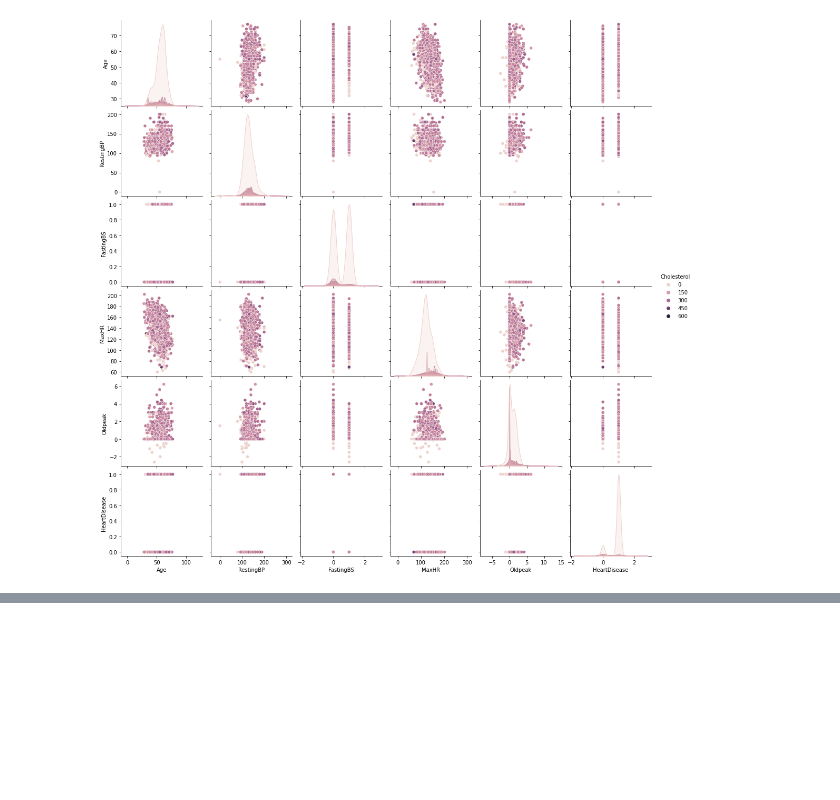
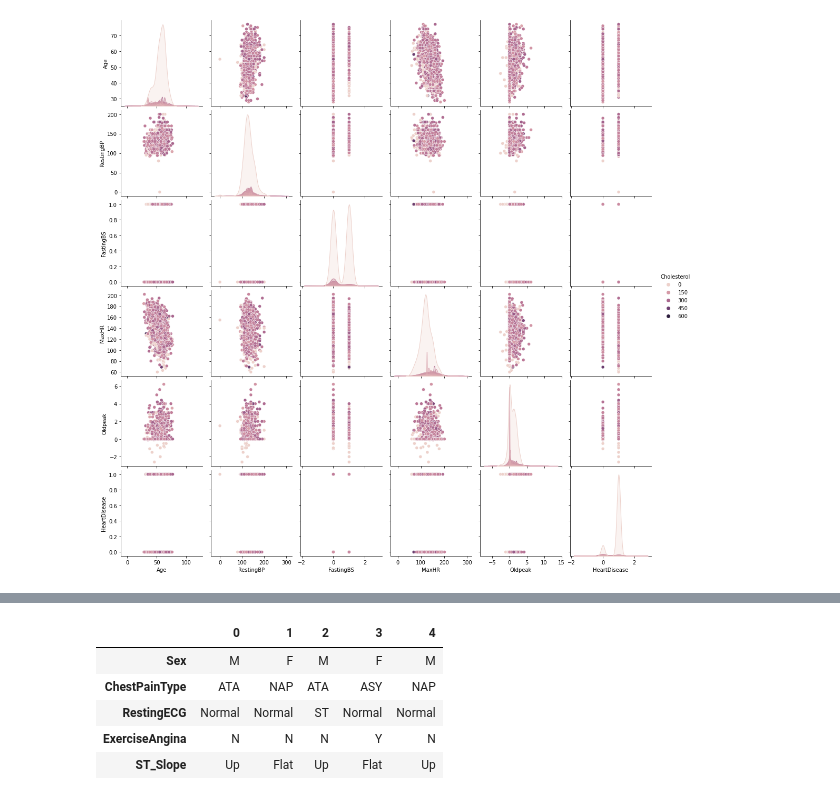
Before and after one commit to Mhsm2012/heart_disease_regression, a Jupyter notebook: heart_disease.ipynb, the cells around one changed output, grey strips where cells are left out. Cells and saved outputs as stored; diff of their text form; code cells hidden in the pictures; blank space fills up the shorter version.

```diff
--- a/heart_disease.ipynb
+++ b/heart_disease.ipynb
@@ -120,0 +142,12 @@ sns.pairplot(heart_data,hue='Cholesterol');
+# %%
+one_hot_encode_cols = heart_data.dtypes[heart_data.dtypes == np.object]  # filtering by string categoricals
+one_hot_encode_cols = one_hot_encode_cols.index.tolist()  # list of categorical fields
+
+heart_data[one_hot_encode_cols].head().T
+# %% [output]
+|  | 0 | 1 | 2 | 3 | 4 |
+| Sex | M | F | M | F | M |
+| ChestPainType | ATA | NAP | ATA | ASY | NAP |
+| RestingECG | Normal | Normal | ST | Normal | Normal |
+| ExerciseAngina | N | N | N | Y | N |
+| ST_Slope | Up | Flat | Up | Flat | Up |
```
Also changed, not shown: parts of 13 cells of this notebook.
